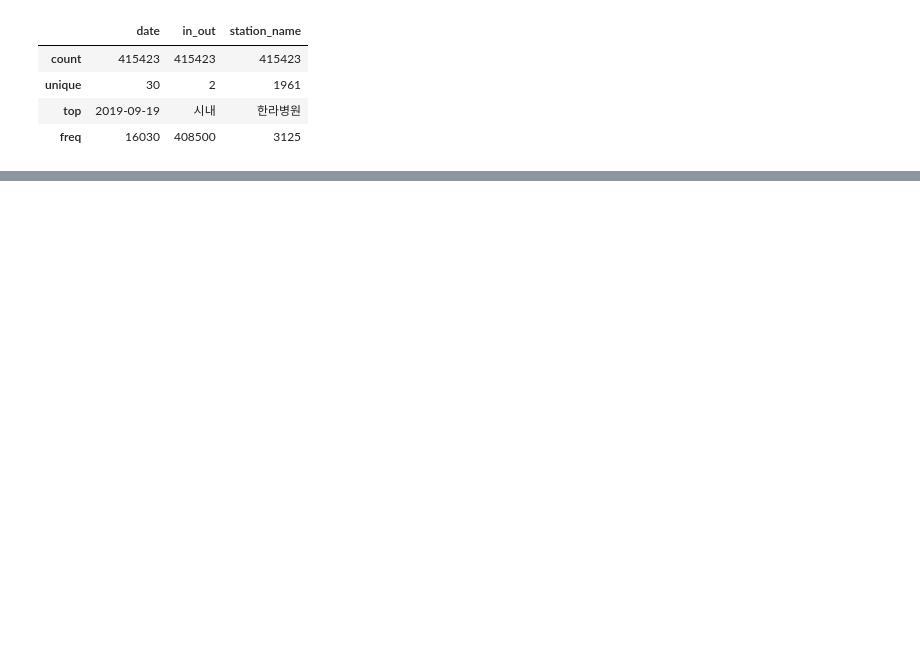
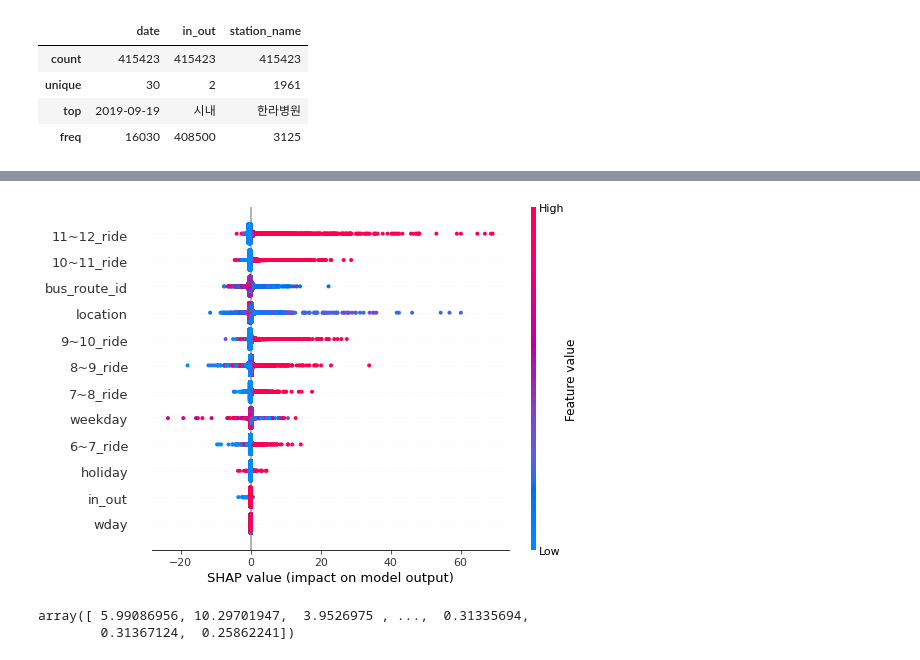
Before and after one commit to Sejong-Kaggle-Challengers/98hyun, a Jupyter notebook: [6주차]/제주버스승차.ipynb, the cells around one changed output, grey strips where cells are left out. Saved outputs shown, nothing was run; the diff lists cells and outputs as text; code cells hidden in the pictures; blank space fills up the shorter version.

```diff
--- a/[6주차]/제주버스승차.ipynb
+++ b/[6주차]/제주버스승차.ipynb
@@ -117,0 +226,21 @@ plt.show()
+# %%
+# location이나 bus_route_id 등 같은 거는 카테고리라 별로 없는데
+# 11~12_ride들의 큰 값들이 ??
+# location의 낮은 값들이 기여도가 컸다는 뜻이다.
+
+import shap
+
+explainer=shap.TreeExplainer(xgb_model)
+shap_values=explainer.shap_values(X_valid[X_valid.columns])
+shap.summary_plot(shap_values,X_valid[X_valid.columns])
+# %% [output]
+[figure, added]
+# %%
+lgb_pred=lgb_model.predict(test)
+xgb_pred=xgb_model.predict(test)
+cat_pred=cat_model.predict(test)
+
+display(lgb_pred)
+# %% [output]
+array([ 5.99086956, 10.29701947,  3.9526975 , ...,  0.31335694,
+        0.31367124,  0.25862241])
```
Also changed, not shown: parts of 19 cells of this notebook.
